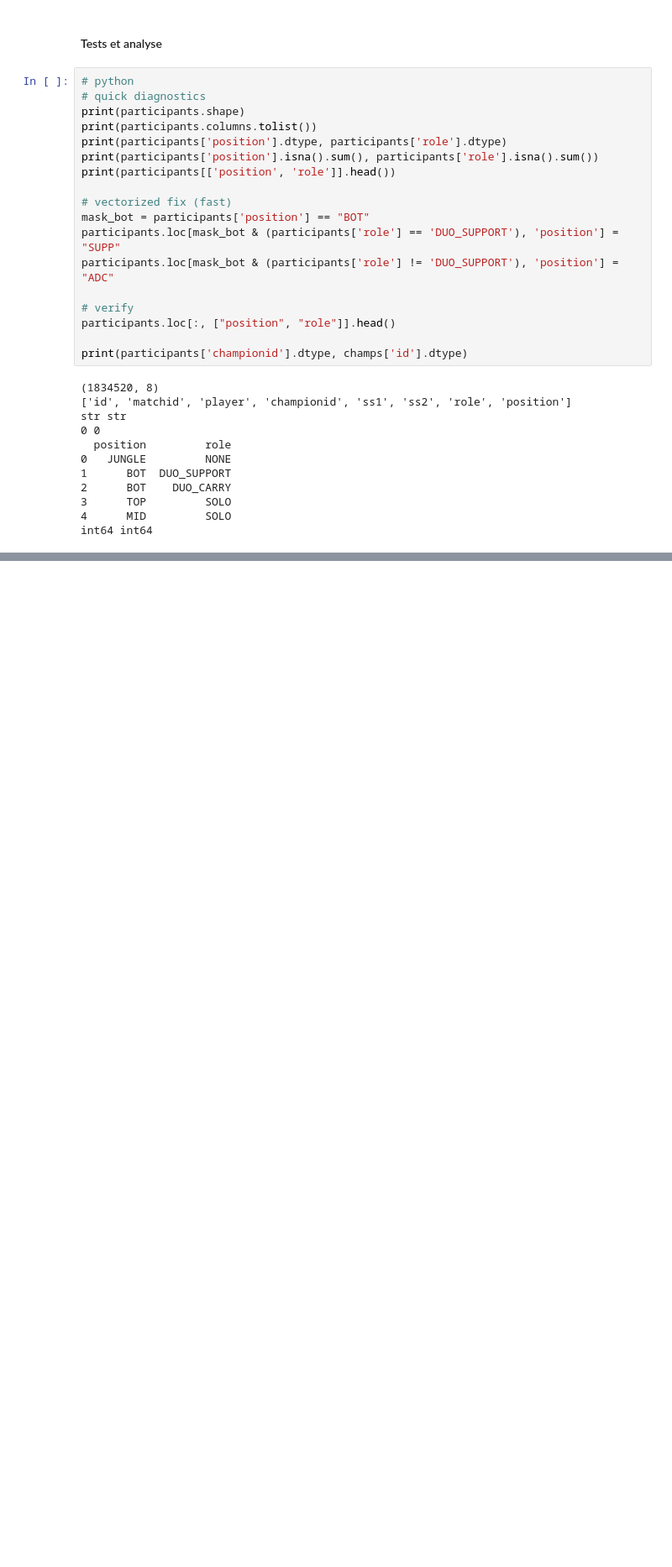
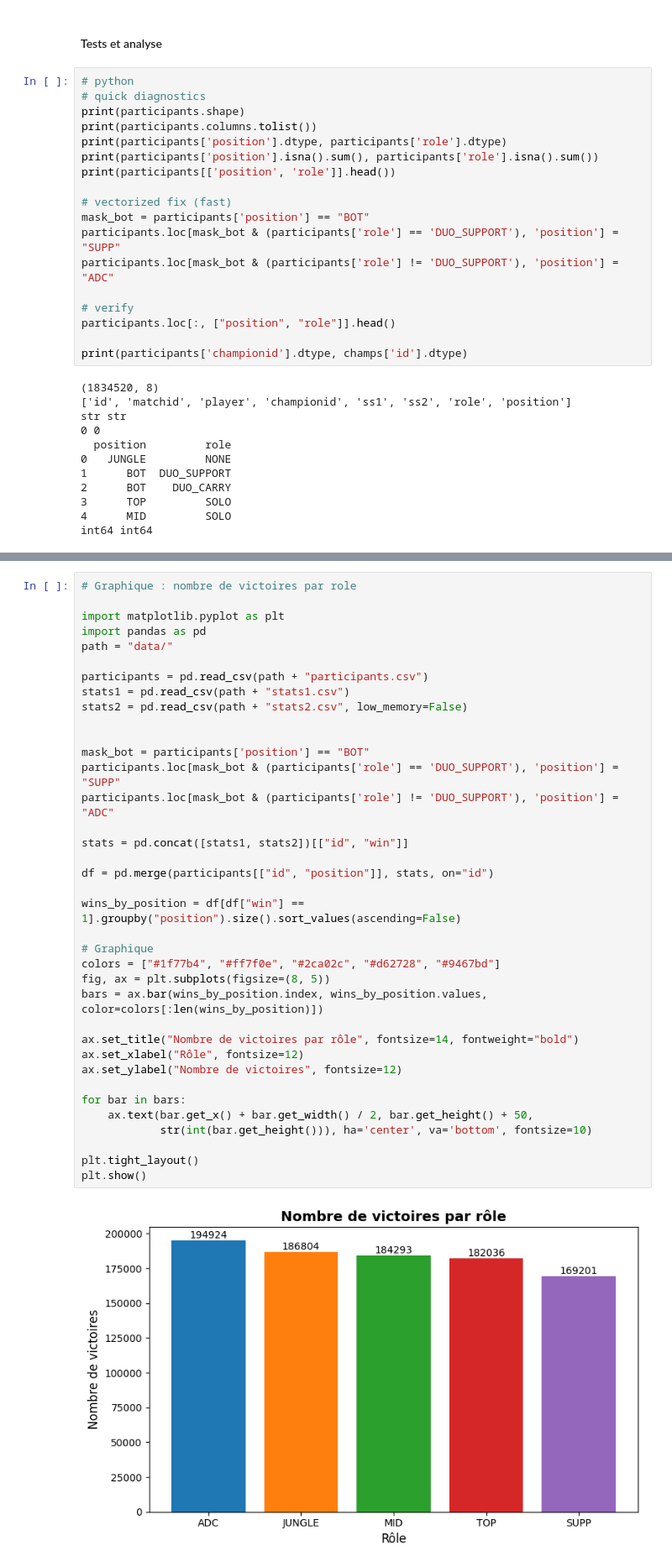
Before and after one commit to cbnoah/LOLDataAnalysis, a Jupyter notebook: sample.ipynb, the cells around one changed output, grey strips where cells are left out. Shown at 84% size. Drawn from its saved outputs; the diff is of its cells as text; blank space fills up the shorter version.

Commit message:
feat: new graphique : nombre de victoire par role

```diff
--- a/sample.ipynb
+++ b/sample.ipynb
@@ -112,0 +99,39 @@ only_winners
+# %%
+# Graphique : nombre de victoires par role
+
+import matplotlib.pyplot as plt
+import pandas as pd
+path = "data/"
+
+participants = pd.read_csv(path + "participants.csv")
+stats1 = pd.read_csv(path + "stats1.csv")
+stats2 = pd.read_csv(path + "stats2.csv", low_memory=False)
+
+
+mask_bot = participants['position'] == "BOT"
+participants.loc[mask_bot & (participants['role'] == 'DUO_SUPPORT'), 'position'] = "SUPP"
+participants.loc[mask_bot & (participants['role'] != 'DUO_SUPPORT'), 'position'] = "ADC"
+
+stats = pd.concat([stats1, stats2])[["id", "win"]]
+
+df = pd.merge(participants[["id", "position"]], stats, on="id")
+
+wins_by_position = df[df["win"] == 1].groupby("position").size().sort_values(ascending=False)
+
+# Graphique
+colors = ["#1f77b4", "#ff7f0e", "#2ca02c", "#d62728", "#9467bd"]
+fig, ax = plt.subplots(figsize=(8, 5))
+bars = ax.bar(wins_by_position.index, wins_by_position.values, color=colors[:len(wins_by_position)])
+
+ax.set_title("Nombre de victoires par rôle", fontsize=14, fontweight="bold")
+ax.set_xlabel("Rôle", fontsize=12)
+ax.set_ylabel("Nombre de victoires", fontsize=12)
+
+for bar in bars:
+    ax.text(bar.get_x() + bar.get_width() / 2, bar.get_height() + 50,
+            str(int(bar.get_height())), ha='center', va='bottom', fontsize=10)
+
+plt.tight_layout()
+plt.show()
+# %% [output]
+[figure, added]
```
Also changed, not shown: parts of 1 cell of this notebook.
